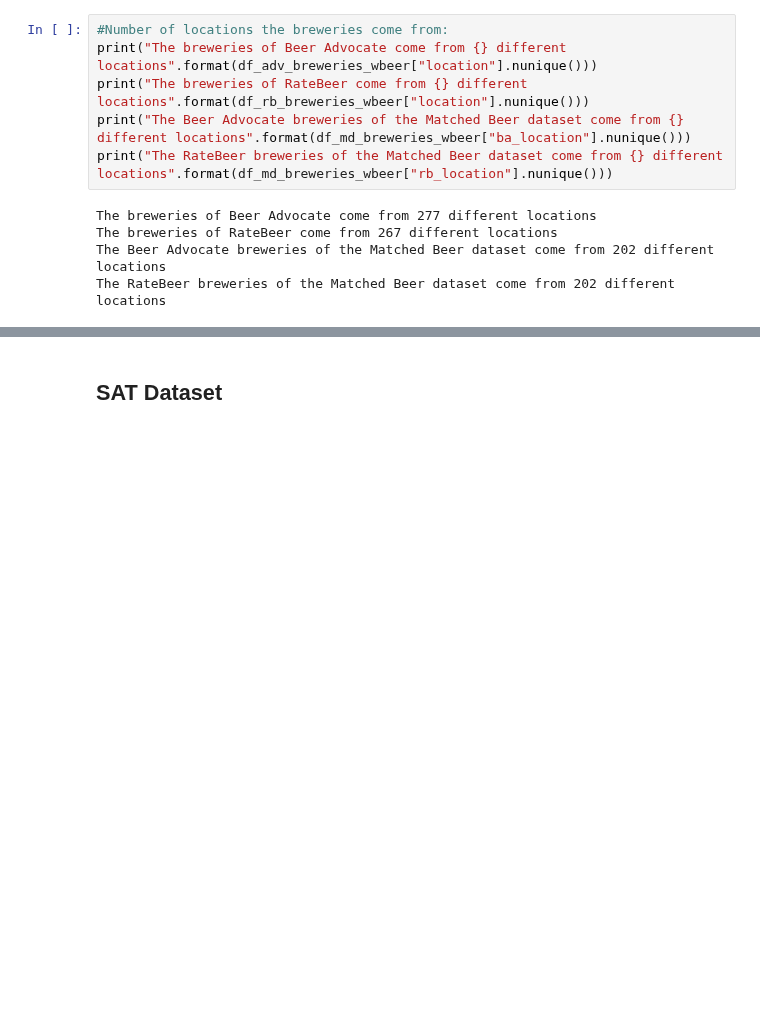
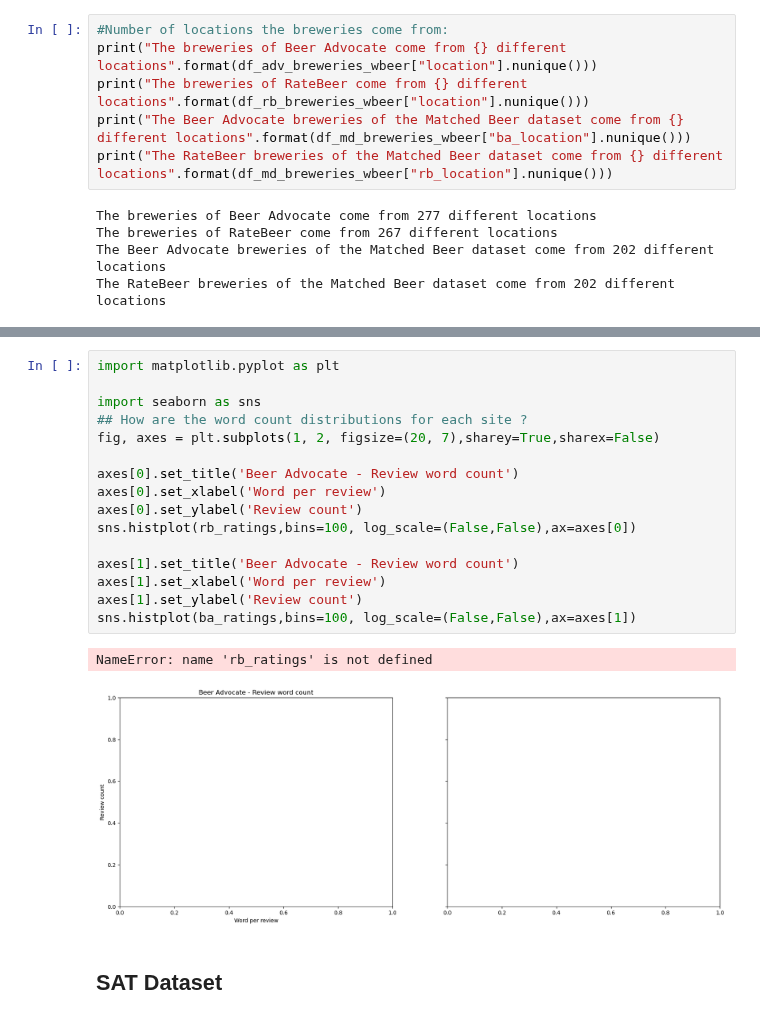
Before and after one commit to epfl-ada/ada-2022-project-hotchocolate, a Jupyter notebook: Notebook.ipynb, the cells around one changed output, grey strips where cells are left out. Cells and saved outputs as stored; diff of their text form; blank space fills up the shorter version.

```diff
--- a/Notebook.ipynb
+++ b/Notebook.ipynb
@@ -647,3 +713,22 @@ df_md_breweries_wbeer.head()
+# %%
+import matplotlib.pyplot as plt
+
+import seaborn as sns
+## How are the word count distributions for each site ?
+fig, axes = plt.subplots(1, 2, figsize=(20, 7),sharey=True,sharex=False)
+
+axes[0].set_title('Beer Advocate - Review word count')
+axes[0].set_xlabel('Word per review')
+axes[0].set_ylabel('Review count')
+sns.histplot(rb_ratings,bins=100, log_scale=(False,False),ax=axes[0])
+
+axes[1].set_title('Beer Advocate - Review word count')
+axes[1].set_xlabel('Word per review')
+axes[1].set_ylabel('Review count')
+sns.histplot(ba_ratings,bins=100, log_scale=(False,False),ax=axes[1])
+# %% [output]
+NameError: name 'rb_ratings' is not defined
+[figure, added]
 # %% [markdown]
 <a id='sat'></a>
 ## SAT Dataset
```
Also changed, not shown: parts of 18 cells of this notebook, 2 other files.
